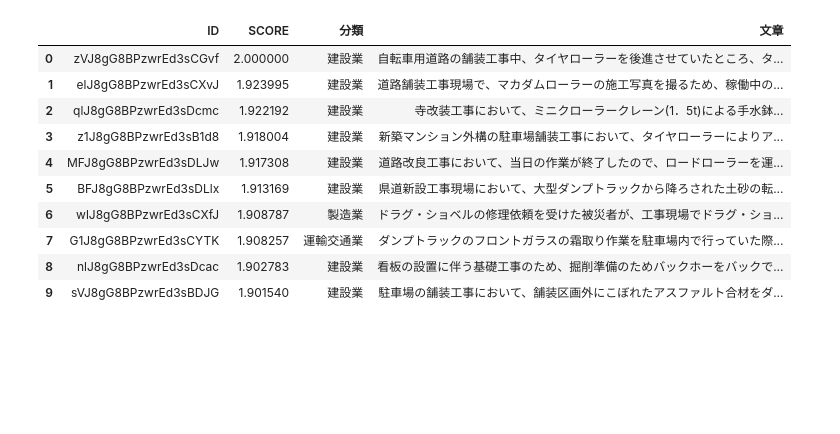
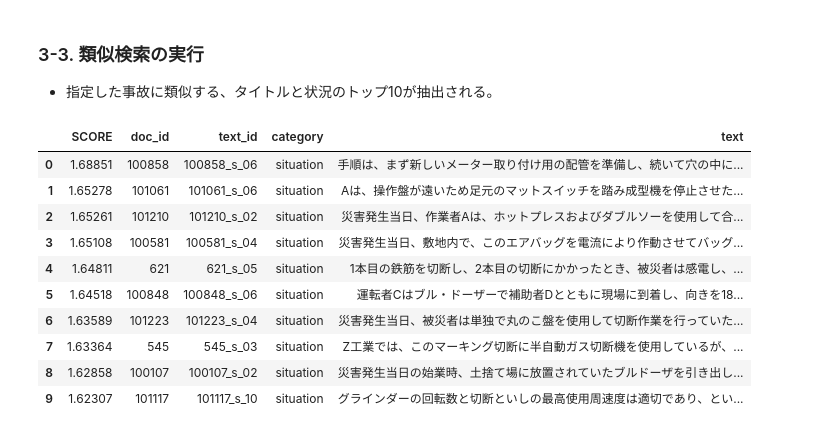
Before and after one commit to t2hk/scdv_glove_elasticsearch_docker, a Jupyter notebook: jupyter/data/Elasticsearch_sim_search.ipynb, the cells around one changed output. Drawn from its saved outputs; the diff is of its cells as text; code cells hidden in the pictures; blank space fills up the shorter version.

Commit message:
edit sentence similarity search

```diff
--- a/jupyter/data/Elasticsearch_sim_search.ipynb
+++ b/jupyter/data/Elasticsearch_sim_search.ipynb
@@ -62,6 +70,7 @@ df
 # %%
 # 特定の行を参照する。0始まり
-target_id = 10
+target_id = 0
 target = df.loc[target_id]
+print("以下の事故について、類似事象を抽出します。")
 target
 # %% [output]
@@ -73,0 +86,8 @@ Name: 10, dtype: object
+# %%
+# 対象の文章ベクトルを取得する。
+id = target['id']
+target_detail = client.search(
+    index = "accident",
+    body = {"query": { "match": {"_id":id} }}
+)
+target_vector = target_detail['hits']['hits'][0]['_source']['scdv_vector']
@@ -74,55 +127,41 @@ Name: 10, dtype: object
+# %% [markdown]
+### 3-3. 類似検索の実行
+* 指定した事故に類似する、タイトルと状況のトップ10が抽出される。
 # %%
-# 対象の文章ベクトルを取得する。
-
-id = target['id']
-target_detail = client.search(
-    index = INDEX_NAME,
-    body = {"query": { "match": {"_id":id} }}
-)
-target_vector = target_detail['hits']['hits'][0]['_source']['scdv_vector']
-target_vector
-
-script_query = {
-    "script_score": {
-        "query": {"match_all": {}},
-        "script": {
-            "source": "cosineSimilarity(params.query_vector, doc['scdv_vector']) + 1.0",
-            "params": {"query_vector": target_vector}
-        }
-    }
-}
-
-# 類似する文書を検索する。
+# 類似する文書を検索する。ここでは、類似するタイトルと状況のみとなる。
 responses = client.search(
-    index=INDEX_NAME,
+    index="anzen",
     body={
         "size": SCROLL_SIZE,
         "query": script_query,
-        "_source": {"includes": ["_id", "業種(大分類)", "文章"]}
+        "_source": {"includes": ["_id", "doc_id", "category", "text_id", "text"]}
     }
 )
-# 検索結果を整形する。1件目は検索対象の自分自身である。
+
+# 結果の整形処理
 responses = responses['hits']['hits']
 similar = []
 for response in responses:
     id = response['_id']
     score = response['_score']
-    category = response['_source']['業種(大分類)']
-    sentence = response['_source']['文章']
-    similar.append({'ID':id, 'SCORE':score, "分類":category, "文章":sentence})
+    doc_id = response['_source']['doc_id']
+    text_id = response['_source']['text_id']
+    category = response['_source']['category']
+    text = response['_source']['text']
+    similar.append({'SCORE':score,'doc_id':doc_id,'text_id':text_id, "category":category, "text":text})
 
-sim_pd = pd.DataFrame(similar)
-
-sim_pd
+sim_df = pd.DataFrame(similar)
+sim_df_style = sim_df.style.set_properties(subset=["text"], **{'text-align': 'left'})
+sim_df_style
 # %% [output]
-|  | ID | SCORE | 分類 | 文章 |
-| 0 | zVJ8gG8BPzwrEd3sCGvf | 2.000000 | 建設業 | 自転車用道路の舗装工事中、タイヤローラーを後進させていたところ、タ... |
-| 1 | elJ8gG8BPzwrEd3sCXvJ | 1.923995 | 建設業 | 道路舗装工事現場で、マカダムローラーの施工写真を撮るため、稼働中の... |
-| 2 | qlJ8gG8BPzwrEd3sDcmc | 1.922192 | 建設業 | 寺改装工事において、ミニクローラークレーン(1．5t)による手水鉢... |
-| 3 | z1J8gG8BPzwrEd3sB1d8 | 1.918004 | 建設業 | 新築マンション外構の駐車場舗装工事において、タイヤローラーによりア... |
-| 4 | MFJ8gG8BPzwrEd3sDLJw | 1.917308 | 建設業 | 道路改良工事において、当日の作業が終了したので、ロードローラーを運... |
-| 5 | BFJ8gG8BPzwrEd3sDLlx | 1.913169 | 建設業 | 県道新設工事現場において、大型ダンプトラックから降ろされた土砂の転... |
-| 6 | wlJ8gG8BPzwrEd3sCXfJ | 1.908787 | 製造業 | ドラグ・ショベルの修理依頼を受けた被災者が、工事現場でドラグ・ショ... |
-| 7 | G1J8gG8BPzwrEd3sCYTK | 1.908257 | 運輸交通業 | ダンプトラックのフロントガラスの霜取り作業を駐車場内で行っていた際... |
-| 8 | nlJ8gG8BPzwrEd3sDcac | 1.902783 | 建設業 | 看板の設置に伴う基礎工事のため、掘削準備のためバックホーをバックで... |
-| 9 | sVJ8gG8BPzwrEd3sBDJG | 1.901540 | 建設業 | 駐車場の舗装工事において、舗装区画外にこぼれたアスファルト合材をダ... |
+|  | SCORE | doc_id | text_id | category | text |
+| 0 | 1.68851 | 100858 | 100858_s_06 | situation | 手順は、まず新しいメーター取り付け用の配管を準備し、続いて穴の中に... |
+| 1 | 1.65278 | 101061 | 101061_s_06 | situation | Aは、操作盤が遠いため足元のマットスイッチを踏み成型機を停止させた... |
+| 2 | 1.65261 | 101210 | 101210_s_02 | situation | 災害発生当日、作業者Aは、ホットプレスおよびダブルソーを使用して合... |
+| 3 | 1.65108 | 100581 | 100581_s_04 | situation | 災害発生当日、敷地内で、このエアバッグを電流により作動させてバッグ... |
+| 4 | 1.64811 | 621 | 621_s_05 | situation | 1本目の鉄筋を切断し、2本目の切断にかかったとき、被災者は感電し、... |
+| 5 | 1.64518 | 100848 | 100848_s_06 | situation | 運転者Cはブル・ドーザーで補助者Dとともに現場に到着し、向きを18... |
+| 6 | 1.63589 | 101223 | 101223_s_04 | situation | 災害発生当日、被災者は単独で丸のこ盤を使用して切断作業を行っていた... |
+| 7 | 1.63364 | 545 | 545_s_03 | situation | Z工業では、このマーキング切断に半自動ガス切断機を使用しているが、... |
+| 8 | 1.62858 | 100107 | 100107_s_02 | situation | 災害発生当日の始業時、土捨て場に放置されていたブルドーザを引き出し... |
+| 9 | 1.62307 | 101117 | 101117_s_10 | situation | グラインダーの回転数と切断といしの最高使用周速度は適切であり、とい... |
```
Also changed, not shown: parts of 15 cells of this notebook.
